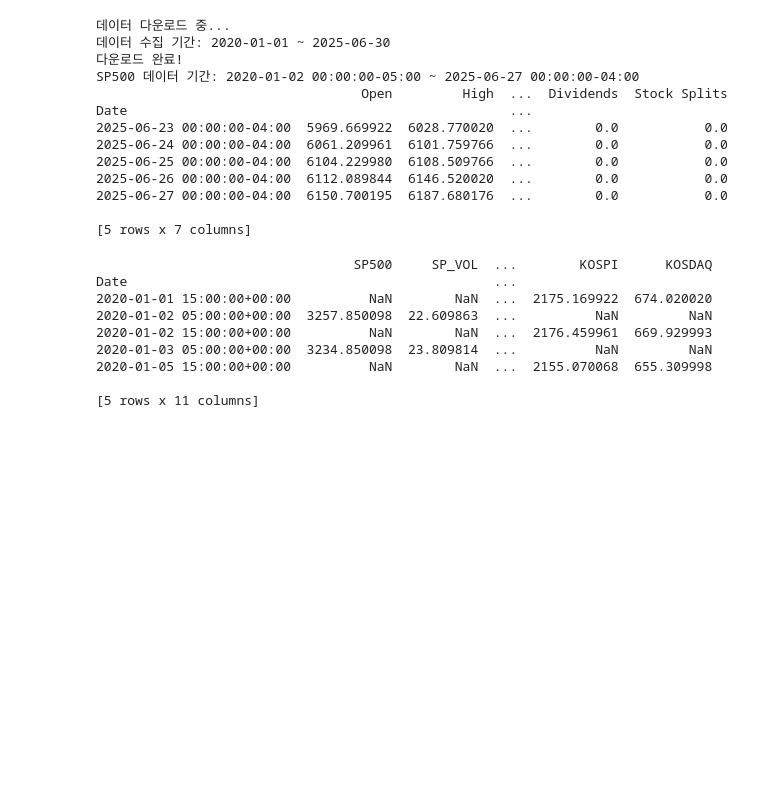
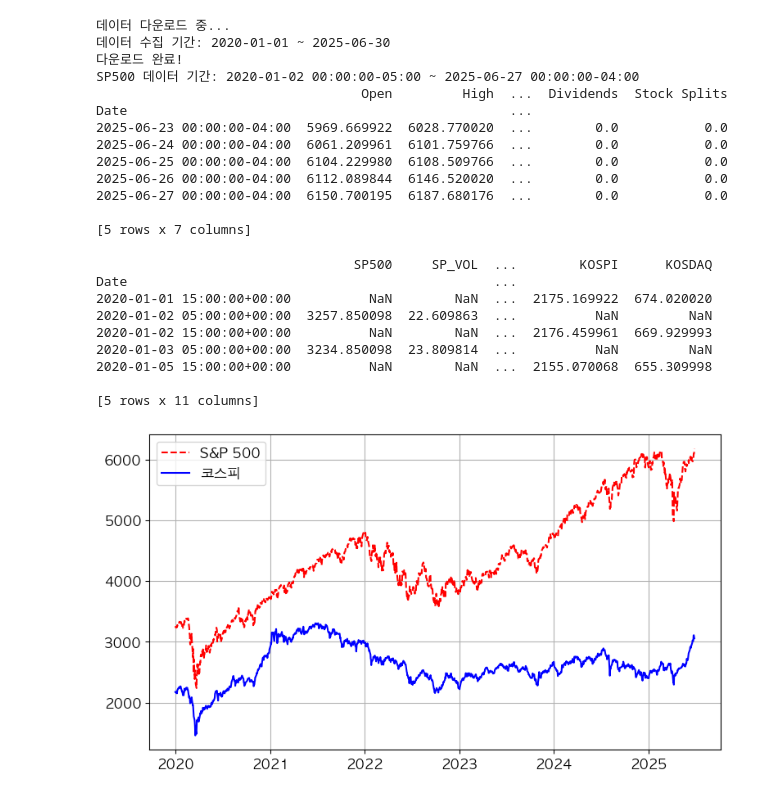
Before and after one commit to moovingsloth/time-series-practice, a Jupyter notebook: yahoo_finance.ipynb, the cells around one changed output. Drawn from its saved outputs; the diff is of its cells as text; code cells hidden in the pictures; blank space fills up the shorter version.

Commit message:
S&P500, KOSPI  차트

```diff
--- a/yahoo_finance.ipynb
+++ b/yahoo_finance.ipynb
@@ -67,3 +89,17 @@ Date                                               ...
 2020-01-05 15:00:00+00:00          NaN        NaN  ...  2155.070068  655.309998
 
 [5 rows x 11 columns]
+# %%
+import matplotlib.pyplot as plt
+import matplotlib as mpl
+import matplotlib.pyplot as ply
+import matplotlib.font_manager as fm
+plt.rc('font', family='AppleGothic')  # macOS에서 한글 폰트 설정
+plt.figure(figsize=(9, 5))
+plt.plot(sp.index, sp.Close, 'r--', label='S&P 500')
+plt.plot(kospi.index, kospi.Close, 'b', label='코스피')
+plt.grid(True)
+plt.legend(loc='best')
+plt.show()
+# %% [output]
+[figure, added]
```
Also changed, not shown: parts of 1 cell of this notebook.
